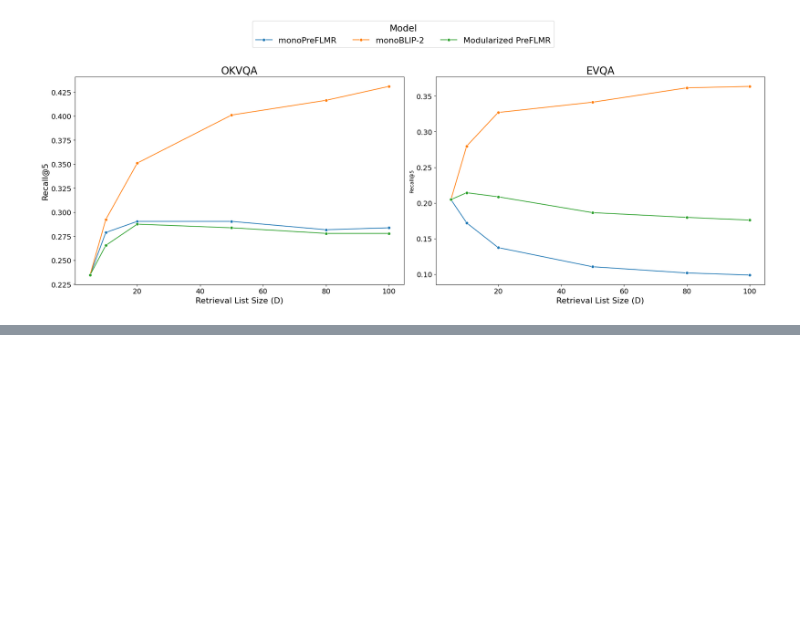
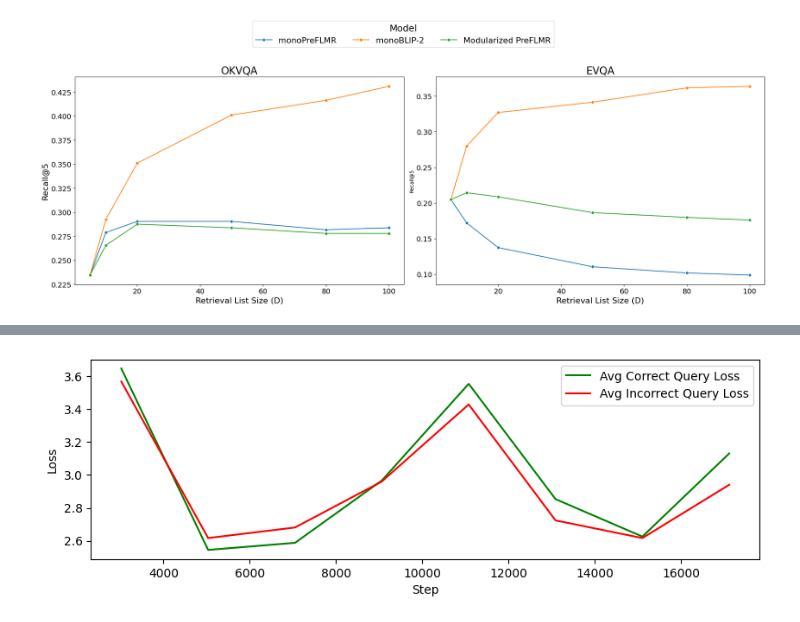
Before and after one commit to felixzhu17/Reranking-Multimodal-Retrievers, a Jupyter notebook: test.ipynb, the cells around one changed output, grey strips where cells are left out. Saved outputs shown, nothing was run; the diff lists cells and outputs as text; code cells hidden in the pictures; blank space fills up the shorter version.

```diff
--- a/test.ipynb
+++ b/test.ipynb
@@ -216,0 +525,28 @@ plt.show()
+# %%
+import matplotlib.pyplot as plt
+
+def plot_loss_vs_step():
+    # Data from the table
+    steps = [3021, 5035, 7049, 9063, 11077, 13091, 15105, 17119]
+    correct_avg_loss = [3.645, 2.545, 2.588, 2.966, 3.552, 2.853, 2.626, 3.130]
+    incorrect_avg_loss = [3.566, 2.617, 2.681, 2.960, 3.427, 2.724, 2.617, 2.940]
+
+    # Plotting
+    plt.figure(figsize=(10, 3))
+    plt.plot(steps, correct_avg_loss, 'g-', label='Avg Correct Query Loss')  # Green line
+    plt.plot(steps, incorrect_avg_loss, 'r-', label='Avg Incorrect Query Loss')  # Red line
+
+    # Adding titles and labels
+    plt.xlabel('Step')
+    plt.ylabel('Loss')
+
+    # Adding legend
+    plt.legend()
+
+    # Show plot
+    plt.show()
+
+# Call the function to plot
+plot_loss_vs_step()
+# %% [output]
+[figure, added]
```
Also changed, not shown: parts of 5 cells of this notebook.
